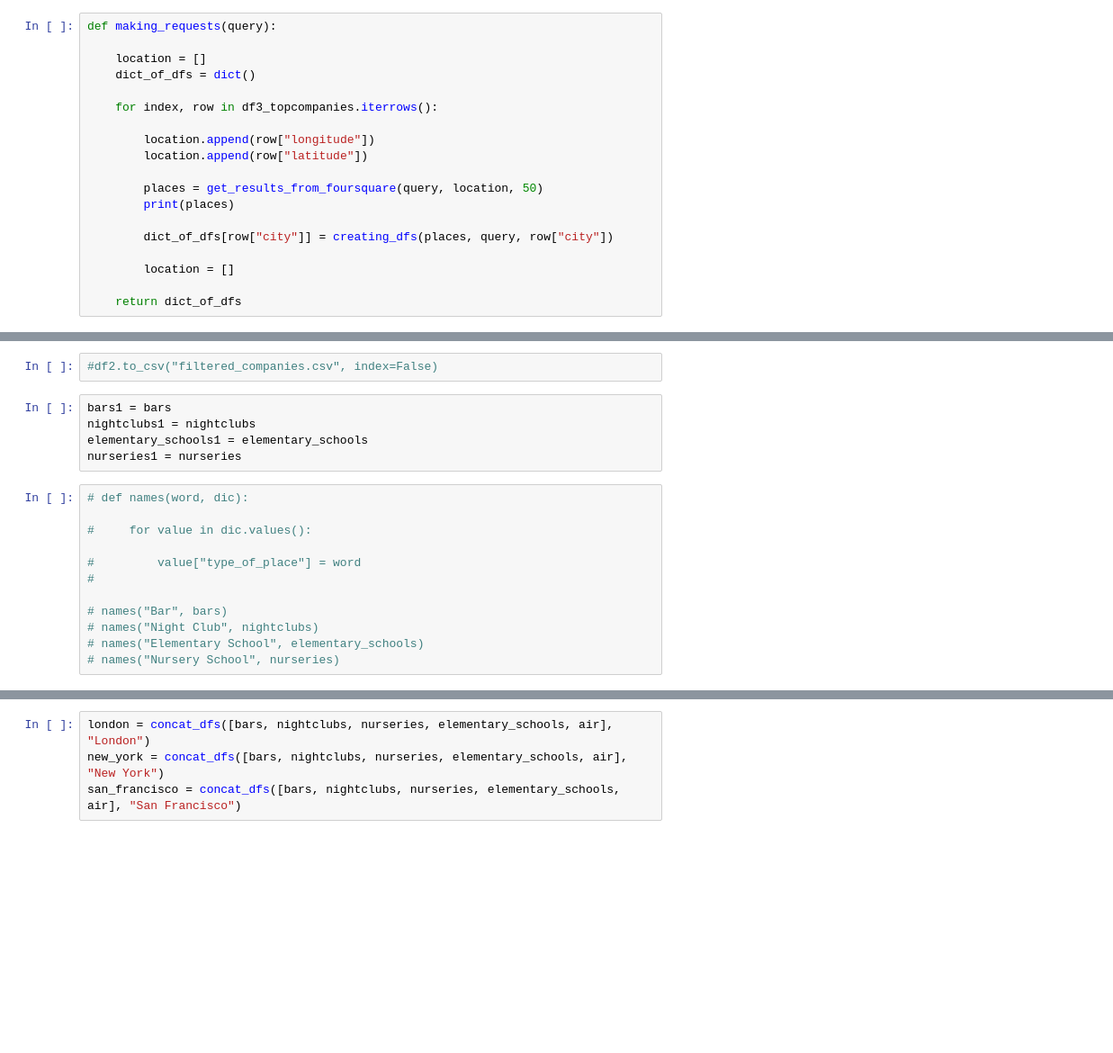
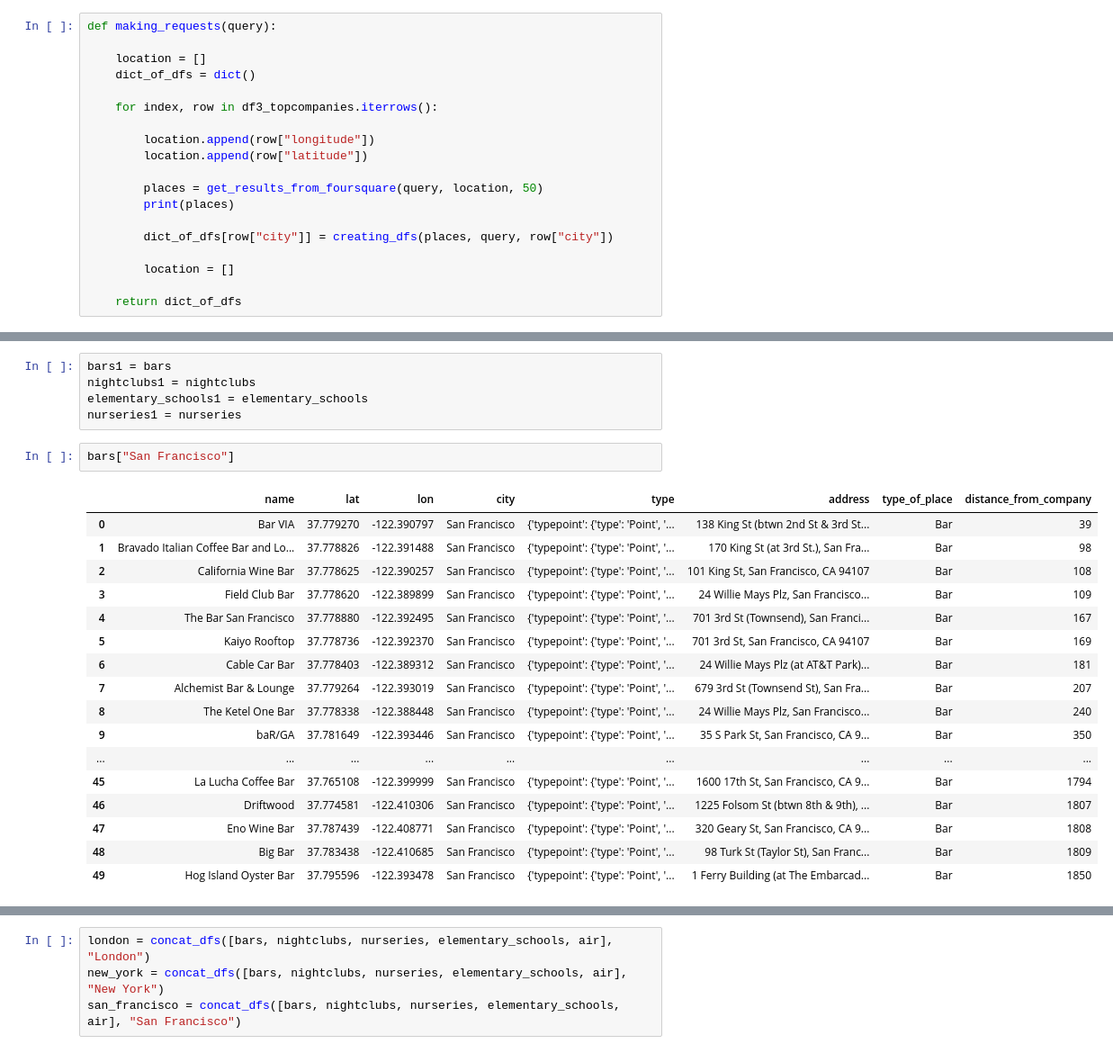
Before and after one commit to Maya-Souza/Project_3_Company_Headquarters, a Jupyter notebook: Untitled.ipynb, the cells around one changed output, grey strips where cells are left out. Shown at 90% size. Saved outputs shown, nothing was run; the diff lists cells and outputs as text; blank space fills up the shorter version.

```diff
--- a/Untitled.ipynb
+++ b/Untitled.ipynb
@@ -249,19 +256,25 @@ nurseries = making_requests("Nursery School")
-# %%
-#df2.to_csv("filtered_companies.csv", index=False)
 # %%
 bars1 = bars
 nightclubs1 = nightclubs
 elementary_schools1 = elementary_schools
 nurseries1 = nurseries
-# %%
-# def names(word, dic):
-
-#     for value in dic.values():
-
-#         value["type_of_place"] = word
-#
-
-# names("Bar", bars)
-# names("Night Club", nightclubs)
-# names("Elementary School", elementary_schools)
-# names("Nursery School", nurseries)
+# %%
+bars["San Francisco"]
+# %% [output]
+|  | name | lat | lon | city | type | address | type_of_place | distance_from_company |
+| 0 | Bar VIA | 37.779270 | -122.390797 | San Francisco | {'typepoint': {'type': 'Point', '... | 138 King St (btwn 2nd St & 3rd St... | Bar | 39 |
+| 1 | Bravado Italian Coffee Bar and Lo... | 37.778826 | -122.391488 | San Francisco | {'typepoint': {'type': 'Point', '... | 170 King St (at 3rd St.), San Fra... | Bar | 98 |
+| 2 | California Wine Bar | 37.778625 | -122.390257 | San Francisco | {'typepoint': {'type': 'Point', '... | 101 King St, San Francisco, CA 94107 | Bar | 108 |
+| 3 | Field Club Bar | 37.778620 | -122.389899 | San Francisco | {'typepoint': {'type': 'Point', '... | 24 Willie Mays Plz, San Francisco... | Bar | 109 |
+| 4 | The Bar San Francisco | 37.778880 | -122.392495 | San Francisco | {'typepoint': {'type': 'Point', '... | 701 3rd St (Townsend), San Franci... | Bar | 167 |
+| 5 | Kaiyo Rooftop | 37.778736 | -122.392370 | San Francisco | {'typepoint': {'type': 'Point', '... | 701 3rd St, San Francisco, CA 94107 | Bar | 169 |
+| 6 | Cable Car Bar | 37.778403 | -122.389312 | San Francisco | {'typepoint': {'type': 'Point', '... | 24 Willie Mays Plz (at AT&T Park)... | Bar | 181 |
+| 7 | Alchemist Bar & Lounge | 37.779264 | -122.393019 | San Francisco | {'typepoint': {'type': 'Point', '... | 679 3rd St (Townsend St), San Fra... | Bar | 207 |
+| 8 | The Ketel One Bar | 37.778338 | -122.388448 | San Francisco | {'typepoint': {'type': 'Point', '... | 24 Willie Mays Plz, San Francisco... | Bar | 240 |
+| 9 | baR/GA | 37.781649 | -122.393446 | San Francisco | {'typepoint': {'type': 'Point', '... | 35 S Park St, San Francisco, CA 9... | Bar | 350 |
+| ... | ... | ... | ... | ... | ... | ... | ... | ... |
+| 45 | La Lucha Coffee Bar | 37.765108 | -122.399999 | San Francisco | {'typepoint': {'type': 'Point', '... | 1600 17th St, San Francisco, CA 9... | Bar | 1794 |
+| 46 | Driftwood | 37.774581 | -122.410306 | San Francisco | {'typepoint': {'type': 'Point', '... | 1225 Folsom St (btwn 8th & 9th), ... | Bar | 1807 |
+| 47 | Eno Wine Bar | 37.787439 | -122.408771 | San Francisco | {'typepoint': {'type': 'Point', '... | 320 Geary St, San Francisco, CA 9... | Bar | 1808 |
+| 48 | Big Bar | 37.783438 | -122.410685 | San Francisco | {'typepoint': {'type': 'Point', '... | 98 Turk St (Taylor St), San Franc... | Bar | 1809 |
+| 49 | Hog Island Oyster Bar | 37.795596 | -122.393478 | San Francisco | {'typepoint': {'type': 'Point', '... | 1 Ferry Building (at The Embarcad... | Bar | 1850 |
```
Also changed, not shown: parts of 25 cells of this notebook.
